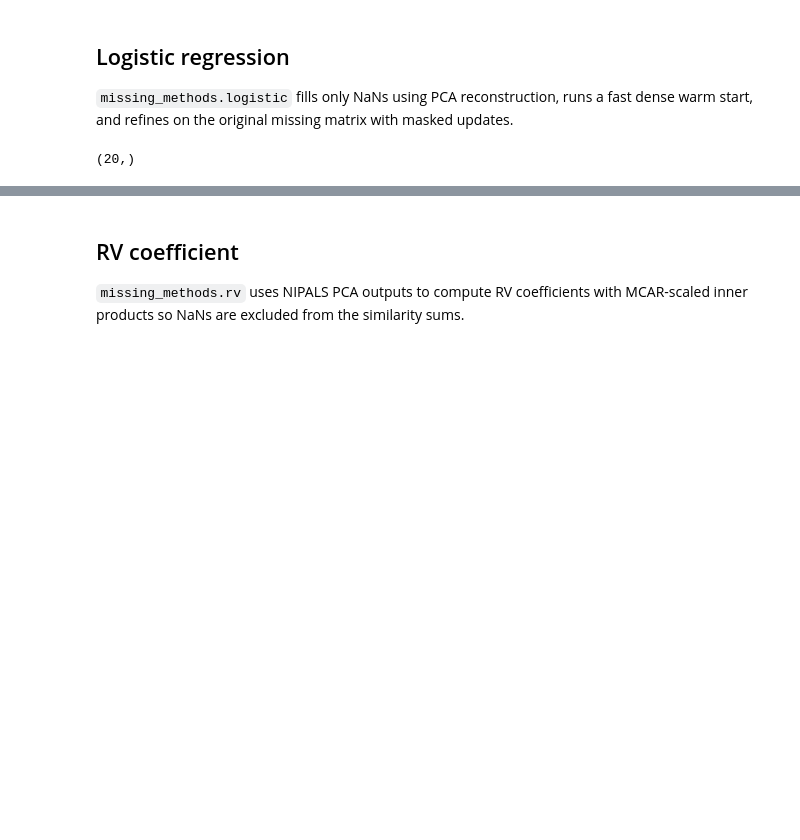
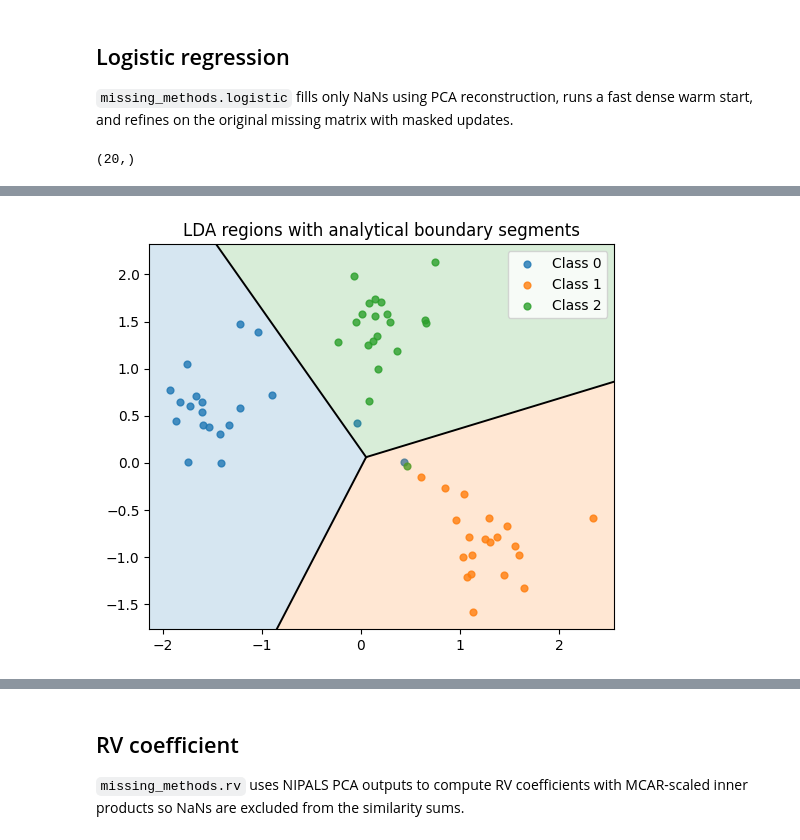
Before and after one commit to khliland/missing-methods, a Jupyter notebook: examples/examples.ipynb, the cells around one changed output, grey strips where cells are left out. Drawn from its saved outputs; the diff is of its cells as text; code cells hidden in the pictures; blank space fills up the shorter version.

```diff
--- a/examples/examples.ipynb
+++ b/examples/examples.ipynb
@@ -99,0 +117,39 @@ logit_result["probabilities"].shape
+# %%
+rng = np.random.default_rng(18)
+X0 = rng.normal(loc=(-1.6, 0.4), scale=(0.35, 0.35), size=(20, 2))
+X1 = rng.normal(loc=(1.3, -0.8), scale=(0.35, 0.35), size=(20, 2))
+X2 = rng.normal(loc=(0.2, 1.5), scale=(0.30, 0.30), size=(20, 2))
+X = np.vstack([X0, X1, X2])
+y = np.array([0] * 20 + [1] * 20 + [2] * 20)
+X[[1, 8, 15, 23, 34, 47], [0, 1, 0, 1, 0, 1]] = np.nan
+
+lda_result = lda(X, y, impute_ncomp=0.9)
+boundaries = lda_pairwise_boundaries(lda_result)
+
+import matplotlib.pyplot as plt
+X_filled = lda_result["filled_X"]
+fig, ax = plt.subplots(figsize=(6, 5))
+class_colors = get_class_colors(len(lda_result["classes"]))
+for idx, cls in enumerate(lda_result["classes"]):
+    mask = y == cls
+    ax.scatter(
+        X_filled[mask, 0],
+        X_filled[mask, 1],
+        s=24,
+        alpha=0.8,
+        color=class_colors[idx],
+        label=f"Class {cls}",
+    )
+plot_lda_regions(
+    lda_result,
+    ax=ax,
+    alpha=0.18,
+    resolution=220,
+    draw_segments=True,
+    line_kwargs={"color": "black", "linewidth": 1.4},
+)
+ax.set_title("LDA regions with analytical boundary segments")
+ax.legend()
+plt.show()
+# %% [output]
+[figure, added]
```
Also changed, not shown: parts of 7 cells of this notebook, 6 other files.
